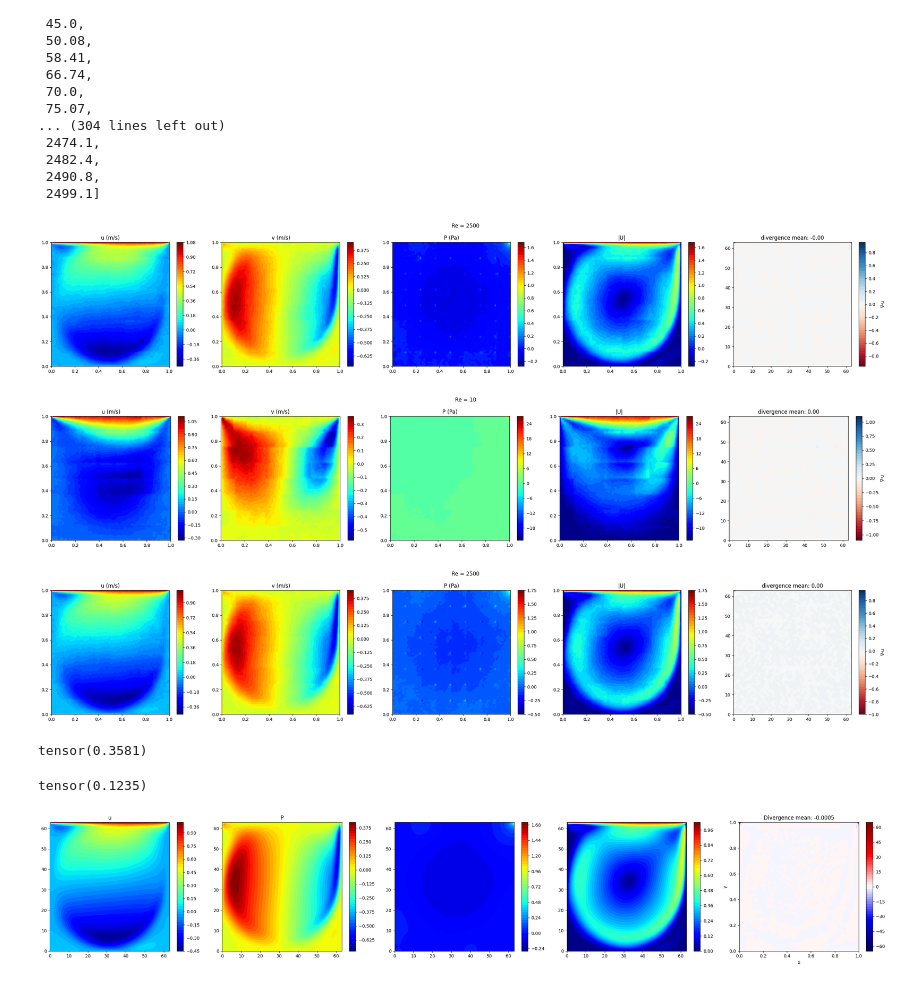
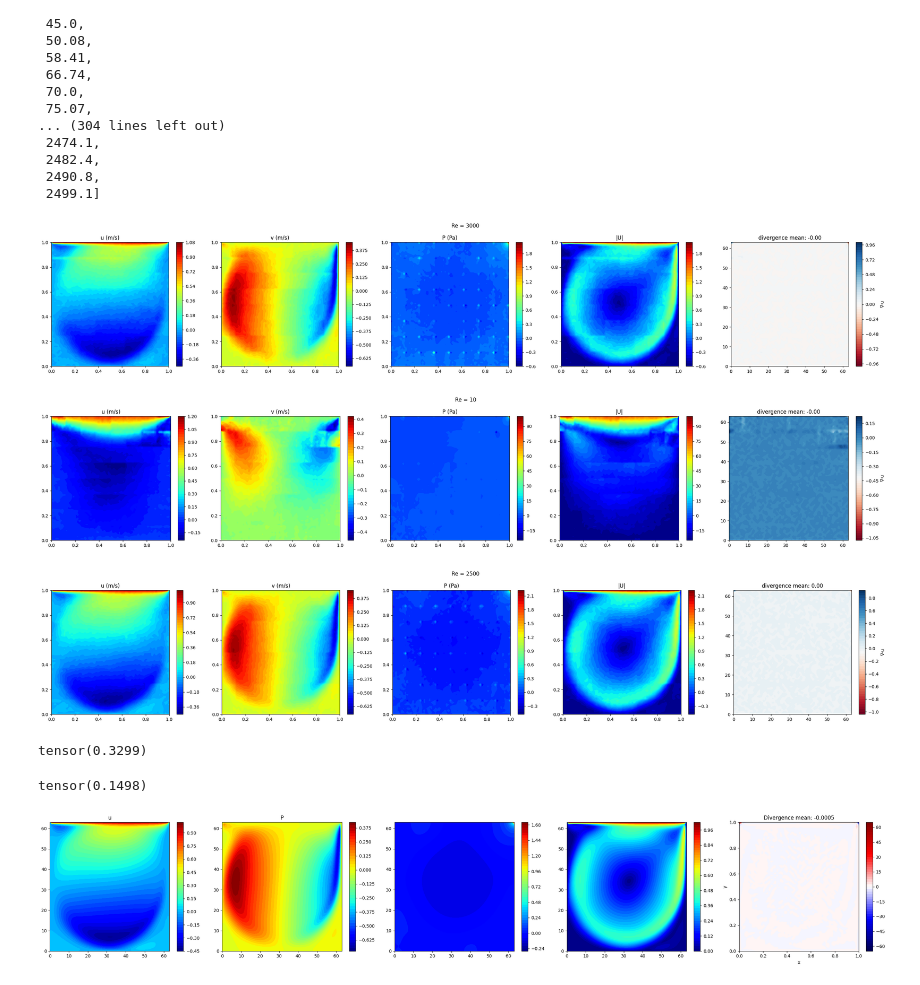
Before and after one commit to Mafaz03/Machine-Vision-Transformer, a Jupyter notebook: generalisation.ipynb, the cells around one changed output. Saved outputs shown, nothing was run; the diff lists cells and outputs as text; code cells hidden in the pictures.

```diff
--- a/generalisation.ipynb
+++ b/generalisation.ipynb
@@ -111,7 +112,7 @@ def predict(re_value, model,
         for col in range(patches_per_side):
             coords.append([(col+0.5)/patches_per_side, (row+0.5)/patches_per_side])
 
-    coords_tensor = fourier_features(torch.tensor(coords, dtype=torch.float32), num_freq = 16)
+    coords_tensor = fourier_features(torch.tensor(coords, dtype=torch.float32), num_freq = FOURIER_FEATURES)
 
     # decode
     src_mask = make_src_mask(src, -1)
@@ -196,16 +197,16 @@ def predict(re_value, model,
 
     return u, v, P, divergence, mag
 # %%
-u, v, P, divergence, mag = predict(re_value = 2500, model = transformer,
+u, v, P, divergence, mag = predict(re_value = 3000, model = transformer,
                                    re_mean = RE_MEAN, re_std = RE_STD,
                                    u_mean = U_MEAN,   u_std = U_STD,
                                    v_mean = V_MEAN,   v_std = V_STD,
                                    P_mean = P_MEAN,   P_std = P_STD,
                                    grid_size = GRID_SIZE, patch_size = PATCH_SIZE, patch_dim = PATCH_DIM, fourier_dimension = FOURIER_DIMENSIONS,
                                    device = "cpu", plot = True
                                    )
 # %% [output]
-[figure, old version]
+[figure, new version]
 # %%
 u_1, v_1, P_1, divergence_1, mag_1 = predict(re_value = 10, model = transformer,
                                    re_mean = RE_MEAN, re_std = RE_STD,
@@ -228,13 +229,13 @@ u_2, v_2, P_2, divergence_2, mag_2 = predict(re_value = 2500, model = transforme
 
 torch.mean(((mag_1**2) + (mag_2**2))**0.5)
 # %% [output]
-[figure, old version]
+[figure, new version]
-[figure, old version]
+[figure, new version]
-tensor(0.3581)
+tensor(0.3299)
 # %%
 torch.abs(mag_1 - mag_2).mean()
 # %% [output]
-tensor(0.1235)
+tensor(0.1498)
 # %%
 def ground_truth(re: float, plot: bool):
 
```
Also changed, not shown: parts of 8 cells of this notebook, 2 other files.
